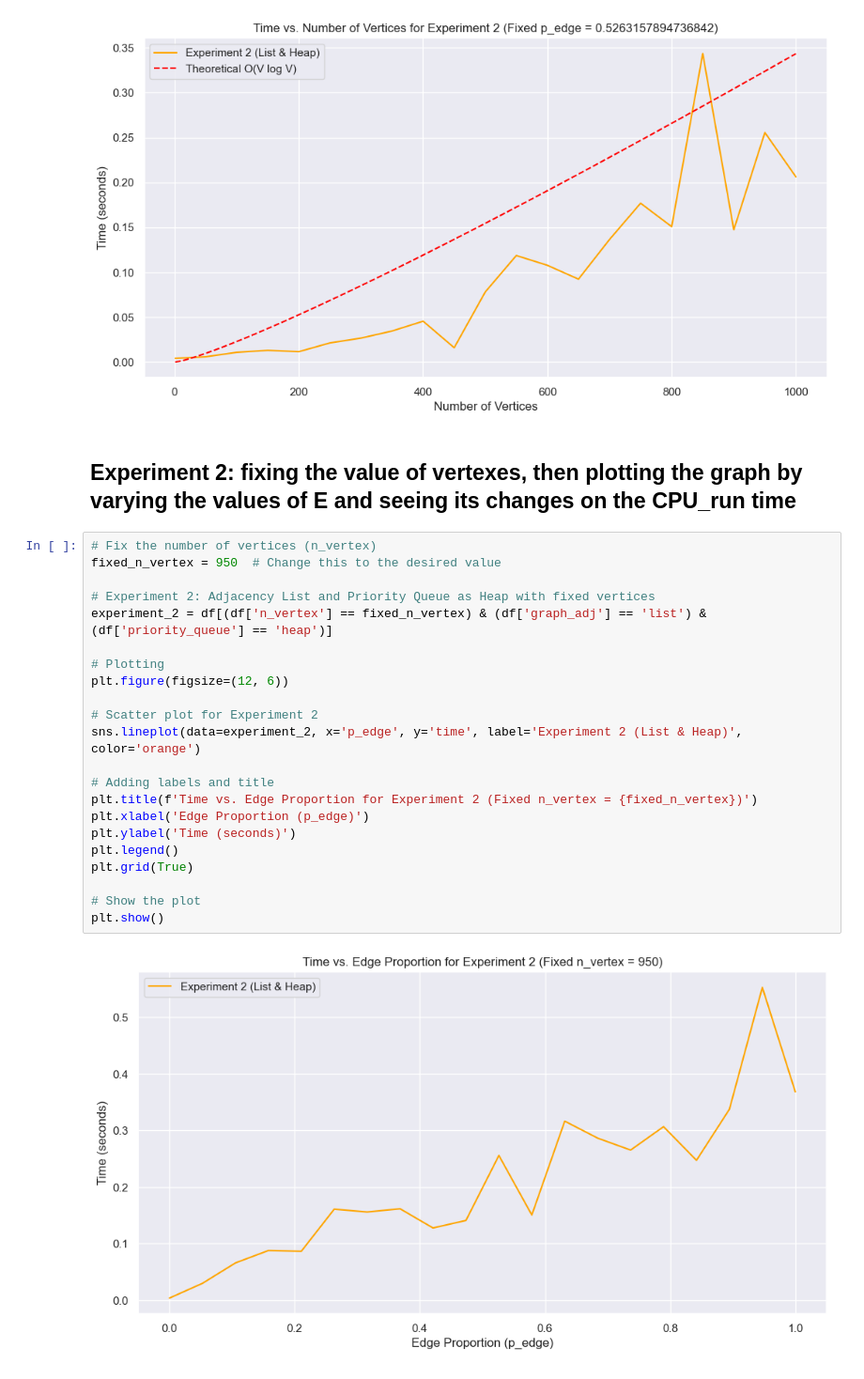
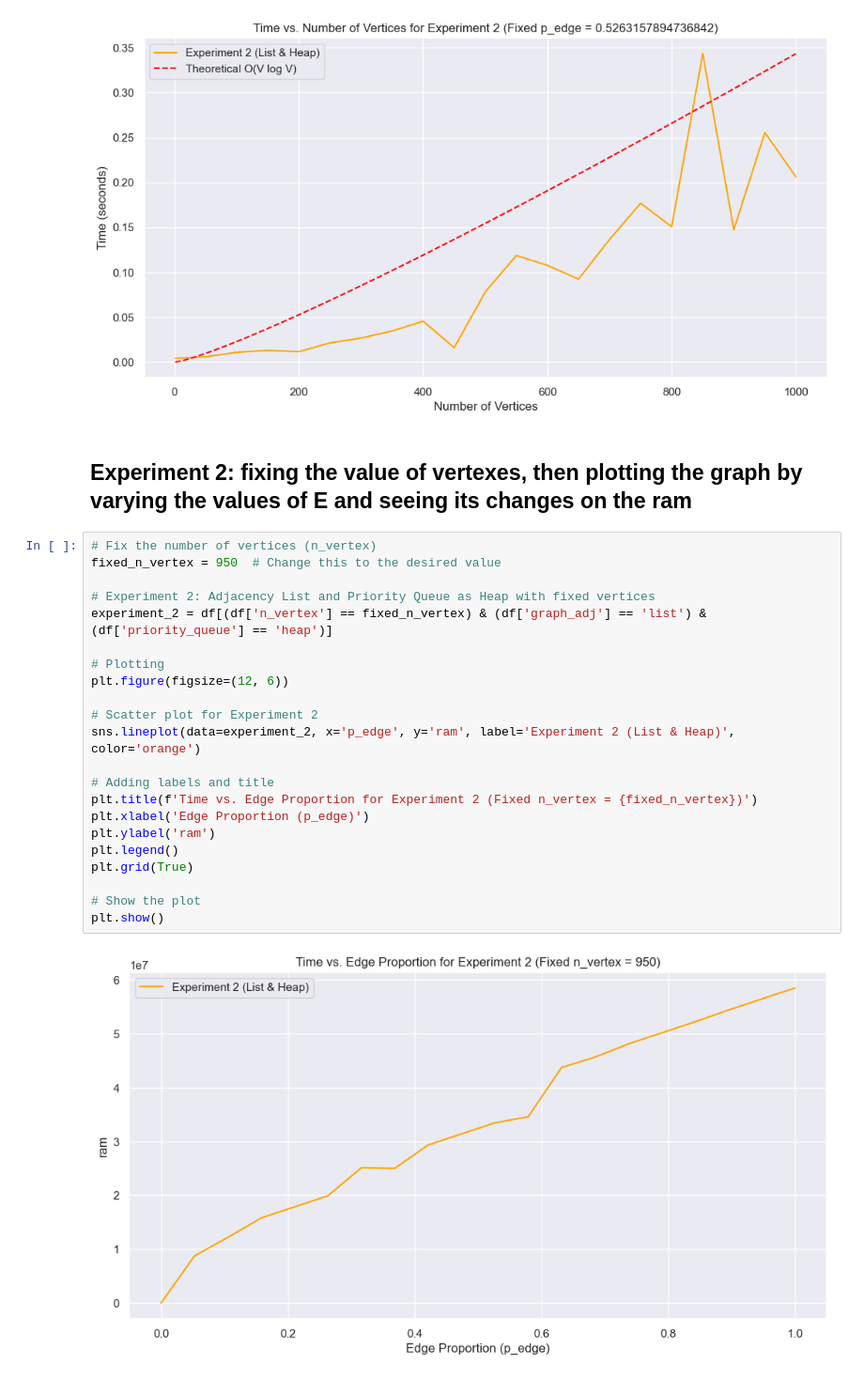
Before and after one commit to mrzzy/ntu-sc2001, a Jupyter notebook: class_2/results.ipynb, the cells around one changed output. Shown: that part at 94% size. Drawn from its saved outputs; the diff is of its cells as text.

```diff
--- a/class_2/results.ipynb
+++ b/class_2/results.ipynb
@@ -189,28 +189,28 @@ plt.show()
 # %% [output]
 [figure]
 # %% [markdown]
-## Experiment 2: fixing the value of vertexes, then plotting the graph by varying the values of E and seeing its changes on the CPU_run time
+## Experiment 2: fixing the value of vertexes, then plotting the graph by varying the values of E and seeing its changes on the ram
 # %%
 # Fix the number of vertices (n_vertex)
 fixed_n_vertex = 950  # Change this to the desired value
 
 # Experiment 2: Adjacency List and Priority Queue as Heap with fixed vertices
 experiment_2 = df[(df['n_vertex'] == fixed_n_vertex) & (df['graph_adj'] == 'list') & (df['priority_queue'] == 'heap')]
 
 # Plotting
 plt.figure(figsize=(12, 6))
 
 # Scatter plot for Experiment 2
-sns.lineplot(data=experiment_2, x='p_edge', y='time', label='Experiment 2 (List & Heap)', color='orange')
+sns.lineplot(data=experiment_2, x='p_edge', y='ram', label='Experiment 2 (List & Heap)', color='orange')
 
 # Adding labels and title
 plt.title(f'Time vs. Edge Proportion for Experiment 2 (Fixed n_vertex = {fixed_n_vertex})')
 plt.xlabel('Edge Proportion (p_edge)')
-plt.ylabel('Time (seconds)')
+plt.ylabel('ram')
 plt.legend()
 plt.grid(True)
 
 # Show the plot
 plt.show()
 # %% [output]
-[figure, old version]
+[figure, new version]
```
Also changed, not shown: parts of 10 cells of this notebook.
